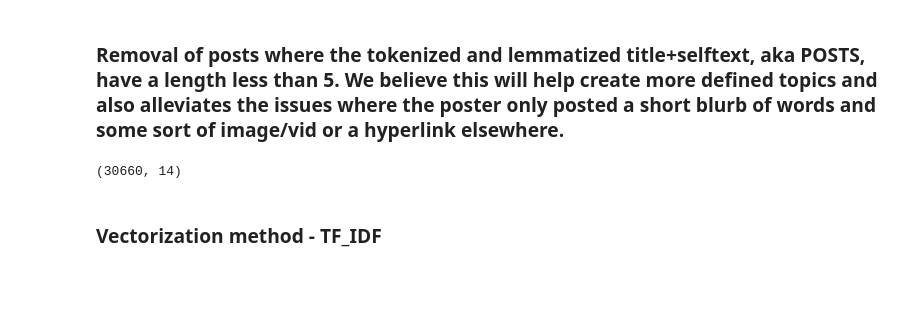
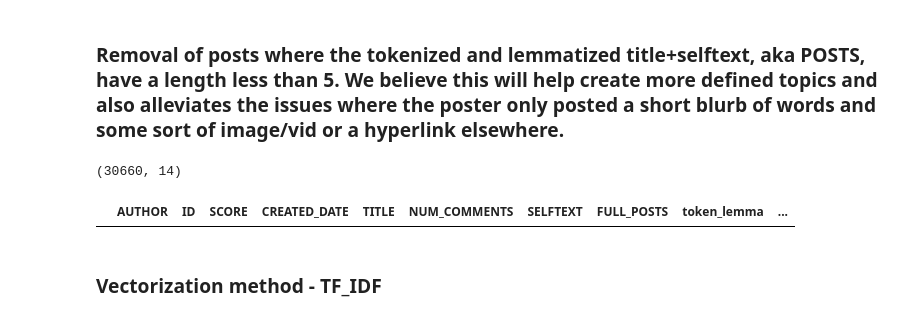
Before and after one commit to limesarelife/Milestone2, a Jupyter notebook: Backup_696_M2/unsupervised_subreddit_full_posts_lda.ipynb, the cells around one changed output. Cells and saved outputs as stored; diff of their text form; code cells hidden in the pictures; blank space fills up the shorter version.

```diff
--- a/Backup_696_M2/unsupervised_subreddit_full_posts_lda.ipynb
+++ b/Backup_696_M2/unsupervised_subreddit_full_posts_lda.ipynb
@@ -104,3 +105,7 @@ df_to_use_fin.to_csv('DF_SUBREDDIT_FOR_UNSUPER_FIN.csv')
+# %%
+df_to_use_fin[df_to_use_fin['FULL_POSTS_CLEAN'].isna()]
+# %% [output]
+|  | AUTHOR | ID | SCORE | CREATED_DATE | TITLE | NUM_COMMENTS | SELFTEXT | FULL_POSTS | token_lemma | ... |
 # %% [markdown]
 ### Vectorization method - TF_IDF
 # %%
```
Also changed, not shown: parts of 16 cells of this notebook, 3 other files.
